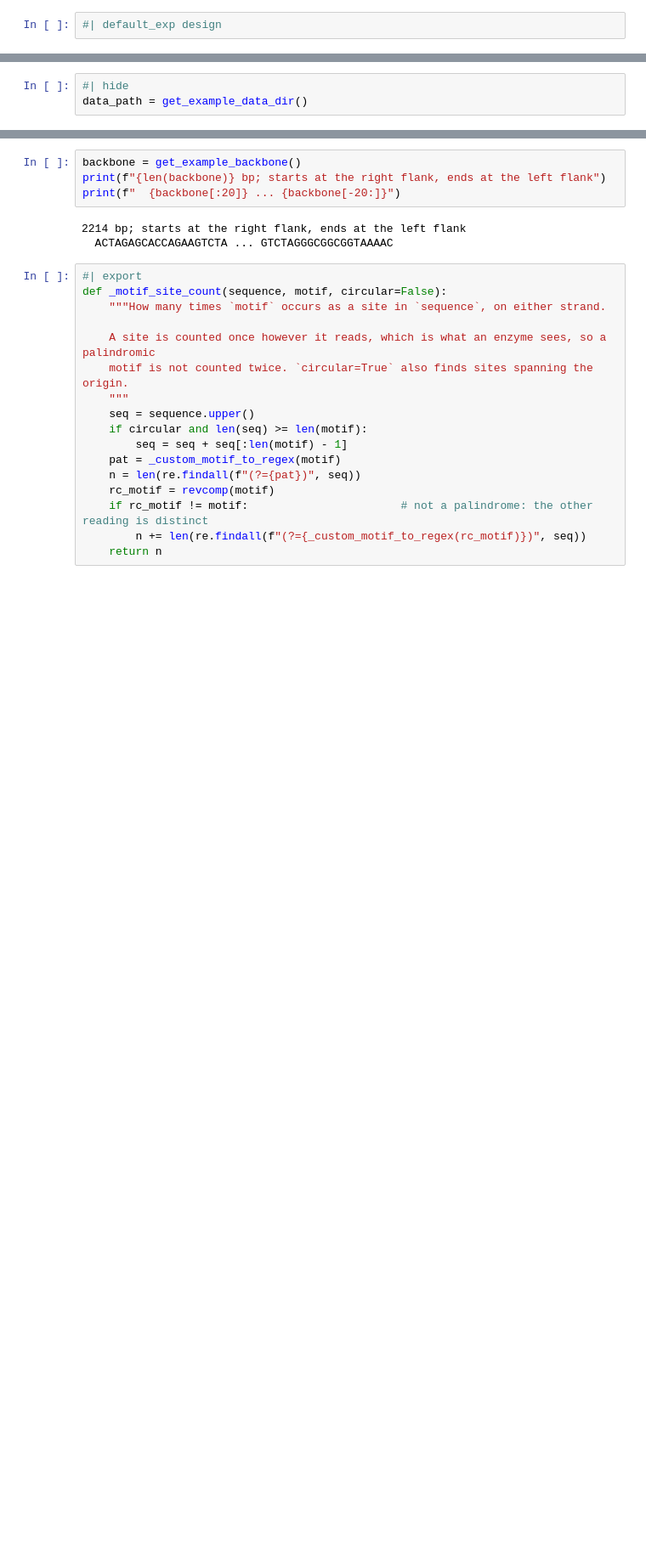
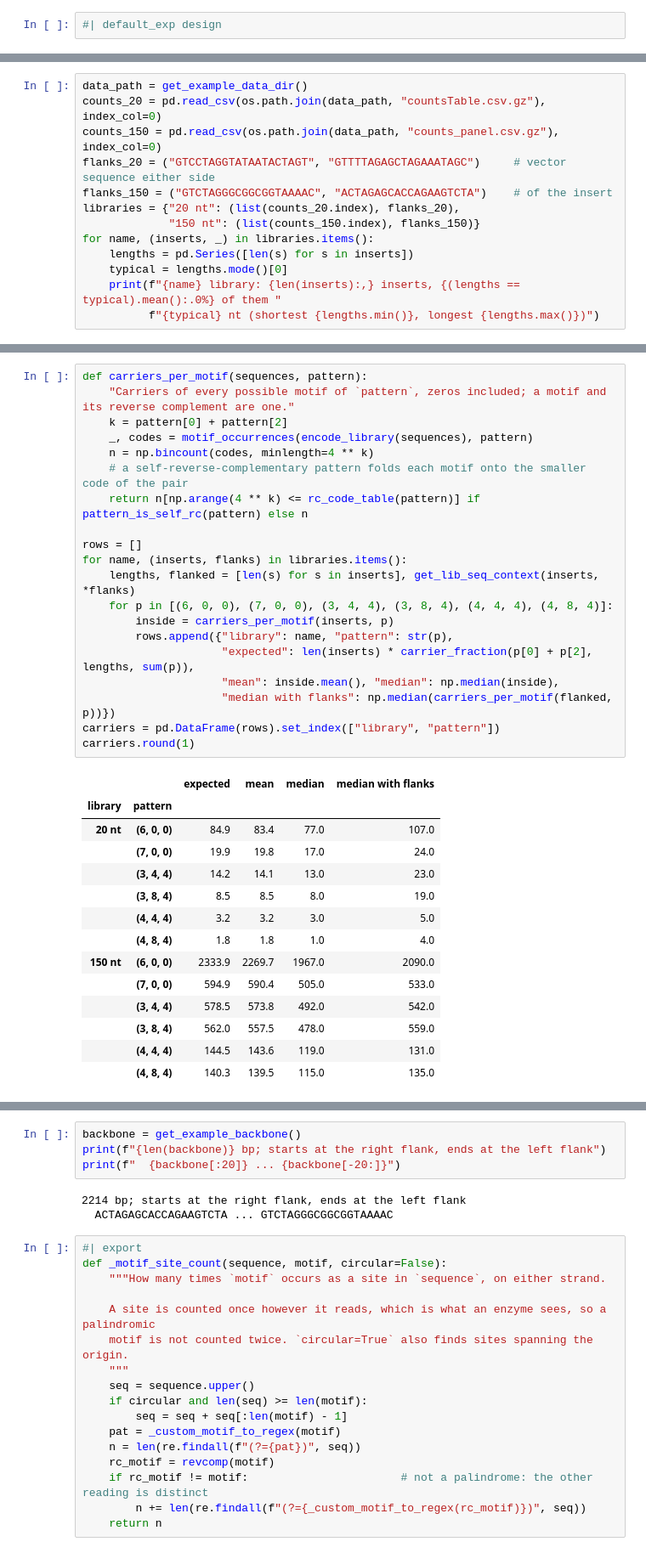
Before and after one commit to dbikard/randseq, a Jupyter notebook: nbs/03_design.ipynb, the cells around one changed output, grey strips where cells are left out. Shown at 85% size. Cells and saved outputs as stored; diff of their text form; blank space fills up the shorter version.

```diff
--- a/nbs/03_design.ipynb
+++ b/nbs/03_design.ipynb
@@ -27,3 +37,13 @@ from randseq.example_data import get_example_data_dir, get_example_backbone
 # %%
-#| hide
 data_path = get_example_data_dir()
+counts_20 = pd.read_csv(os.path.join(data_path, "countsTable.csv.gz"), index_col=0)
+counts_150 = pd.read_csv(os.path.join(data_path, "counts_panel.csv.gz"), index_col=0)
+flanks_20 = ("GTCCTAGGTATAATACTAGT", "GTTTTAGAGCTAGAAATAGC")     # vector sequence either side
+flanks_150 = ("GTCTAGGGCGGCGGTAAAAC", "ACTAGAGCACCAGAAGTCTA")    # of the insert
+libraries = {"20 nt": (list(counts_20.index), flanks_20),
+             "150 nt": (list(counts_150.index), flanks_150)}
+for name, (inserts, _) in libraries.items():
+    lengths = pd.Series([len(s) for s in inserts])
+    typical = lengths.mode()[0]
+    print(f"{name} library: {len(inserts):,} inserts, {(lengths == typical).mean():.0%} of them "
+          f"{typical} nt (shortest {lengths.min()}, longest {lengths.max()})")
@@ -95,0 +93,35 @@ pd.concat(tables, axis=1)      # the two libraries that ship with the package
+# %%
+def carriers_per_motif(sequences, pattern):
+    "Carriers of every possible motif of `pattern`, zeros included; a motif and its reverse complement are one."
+    k = pattern[0] + pattern[2]
+    _, codes = motif_occurrences(encode_library(sequences), pattern)
+    n = np.bincount(codes, minlength=4 ** k)
+    # a self-reverse-complementary pattern folds each motif onto the smaller code of the pair
+    return n[np.arange(4 ** k) <= rc_code_table(pattern)] if pattern_is_self_rc(pattern) else n
+
+rows = []
+for name, (inserts, flanks) in libraries.items():
+    lengths, flanked = [len(s) for s in inserts], get_lib_seq_context(inserts, *flanks)
+    for p in [(6, 0, 0), (7, 0, 0), (3, 4, 4), (3, 8, 4), (4, 4, 4), (4, 8, 4)]:
+        inside = carriers_per_motif(inserts, p)
+        rows.append({"library": name, "pattern": str(p),
+                     "expected": len(inserts) * carrier_fraction(p[0] + p[2], lengths, sum(p)),
+                     "mean": inside.mean(), "median": np.median(inside),
+                     "median with flanks": np.median(carriers_per_motif(flanked, p))})
+carriers = pd.DataFrame(rows).set_index(["library", "pattern"])
+carriers.round(1)
+# %% [output]
+|  |  | expected | mean | median | median with flanks |
+| library | pattern |  |  |  |  |
+| 20 nt | (6, 0, 0) | 84.9 | 83.4 | 77.0 | 107.0 |
+|  | (7, 0, 0) | 19.9 | 19.8 | 17.0 | 24.0 |
+|  | (3, 4, 4) | 14.2 | 14.1 | 13.0 | 23.0 |
+|  | (3, 8, 4) | 8.5 | 8.5 | 8.0 | 19.0 |
+|  | (4, 4, 4) | 3.2 | 3.2 | 3.0 | 5.0 |
+|  | (4, 8, 4) | 1.8 | 1.8 | 1.0 | 4.0 |
+| 150 nt | (6, 0, 0) | 2333.9 | 2269.7 | 1967.0 | 2090.0 |
+|  | (7, 0, 0) | 594.9 | 590.4 | 505.0 | 533.0 |
+|  | (3, 4, 4) | 578.5 | 573.8 | 492.0 | 542.0 |
+|  | (3, 8, 4) | 562.0 | 557.5 | 478.0 | 559.0 |
+|  | (4, 4, 4) | 144.5 | 143.6 | 119.0 | 131.0 |
+|  | (4, 8, 4) | 140.3 | 139.5 | 115.0 | 135.0 |
```
Also changed, not shown: parts of 56 cells of this notebook, 7 other files.
